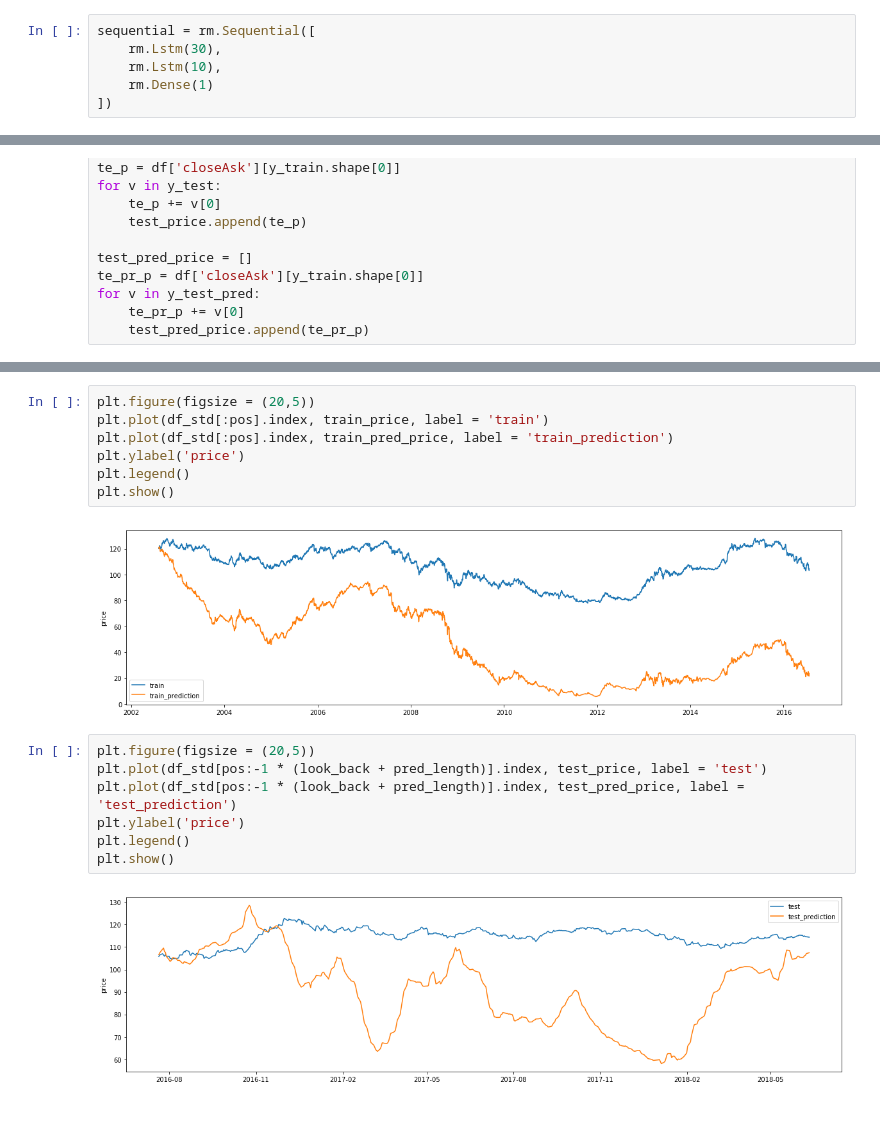
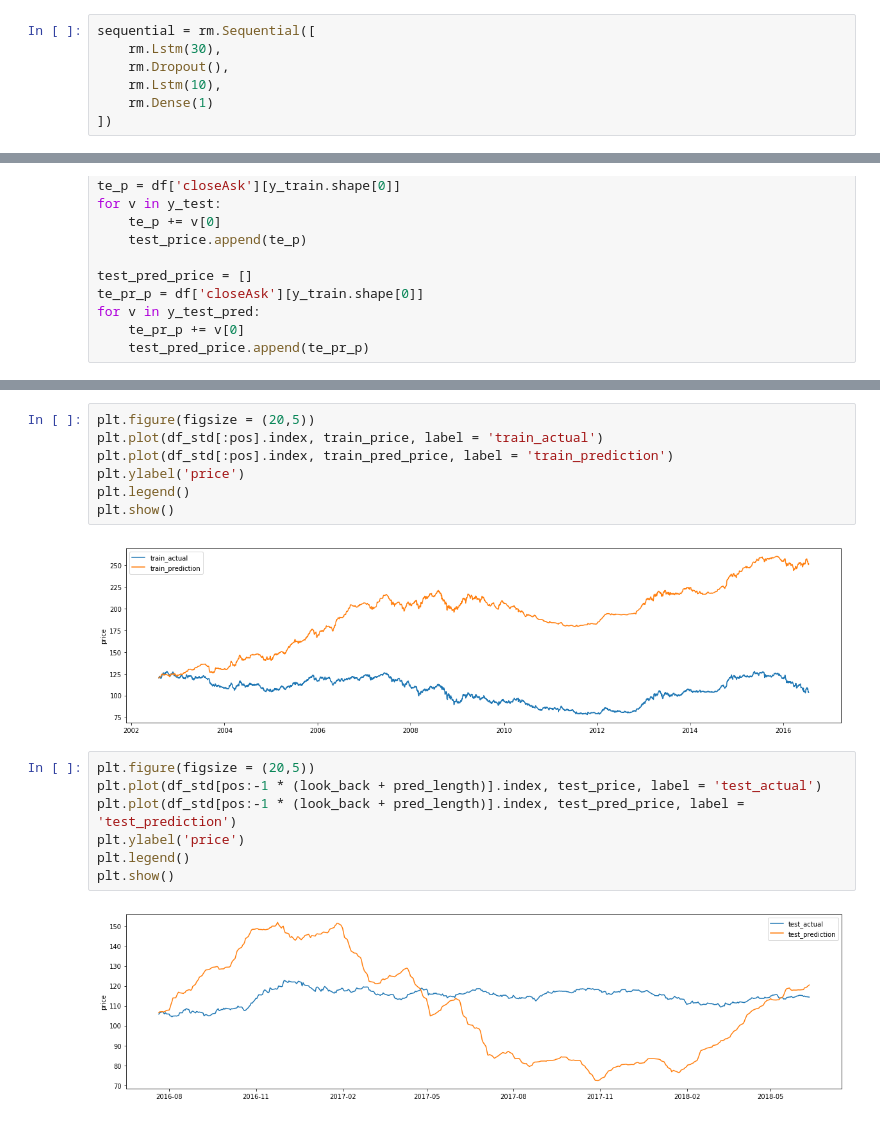
Before and after one commit to tosshi0219/fx, a Jupyter notebook: jupyter/learning_neuralnetwork.ipynb, the cells around one changed output, grey strips where cells are left out. Saved outputs shown, nothing was run; the diff lists cells and outputs as text.

```diff
--- a/jupyter/learning_neuralnetwork.ipynb
+++ b/jupyter/learning_neuralnetwork.ipynb
@@ -62,6 +62,7 @@ X_train, y_train, X_test, y_test, pos = split_data(X, y)
 # %%
 sequential = rm.Sequential([
     rm.Lstm(30),
+    rm.Dropout(),
     rm.Lstm(10),
     rm.Dense(1)
 ])
@@ -206,18 +207,18 @@ plt.show()
 # %%
 plt.figure(figsize = (20,5))
-plt.plot(df_std[:pos].index, train_price, label = 'train')
+plt.plot(df_std[:pos].index, train_price, label = 'train_actual')
 plt.plot(df_std[:pos].index, train_pred_price, label = 'train_prediction')
 plt.ylabel('price')
 plt.legend()
 plt.show()
 # %% [output]
-[figure, old version]
+[figure, new version]
 # %%
 plt.figure(figsize = (20,5))
-plt.plot(df_std[pos:-1 * (look_back + pred_length)].index, test_price, label = 'test')
+plt.plot(df_std[pos:-1 * (look_back + pred_length)].index, test_price, label = 'test_actual')
 plt.plot(df_std[pos:-1 * (look_back + pred_length)].index, test_pred_price, label = 'test_prediction')
 plt.ylabel('price')
 plt.legend()
 plt.show()
 # %% [output]
-[figure, old version]
+[figure, new version]
```
Also changed, not shown: parts of 8 cells of this notebook.
